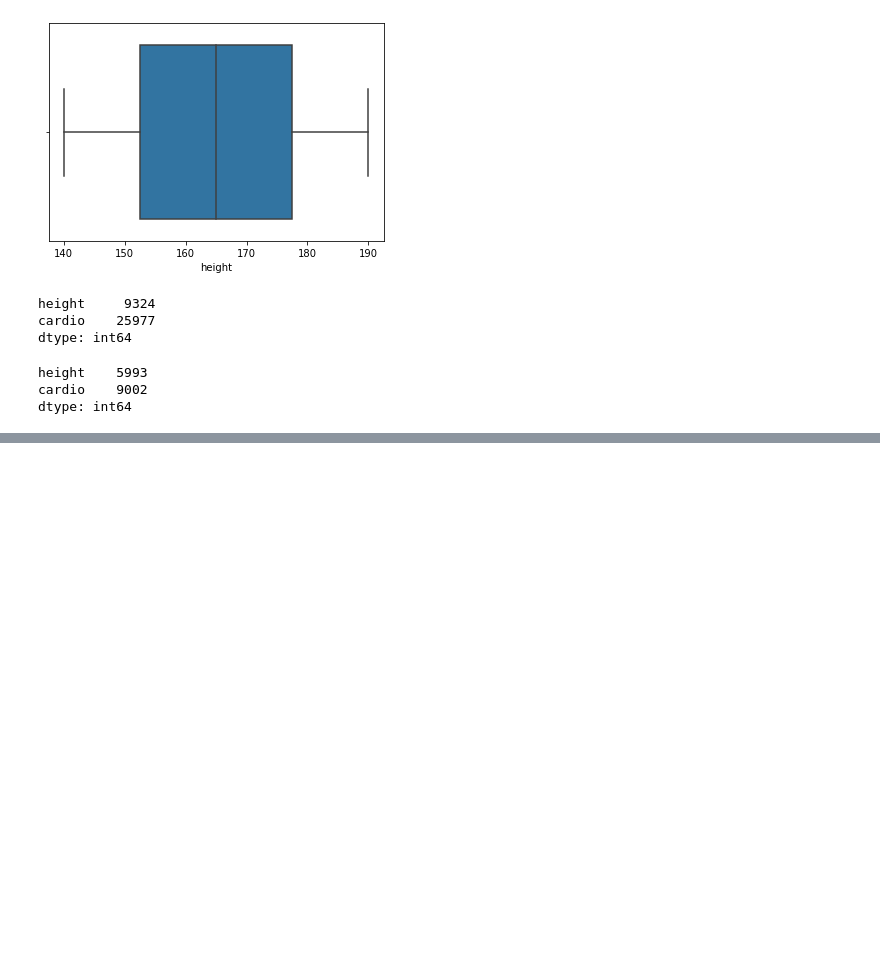
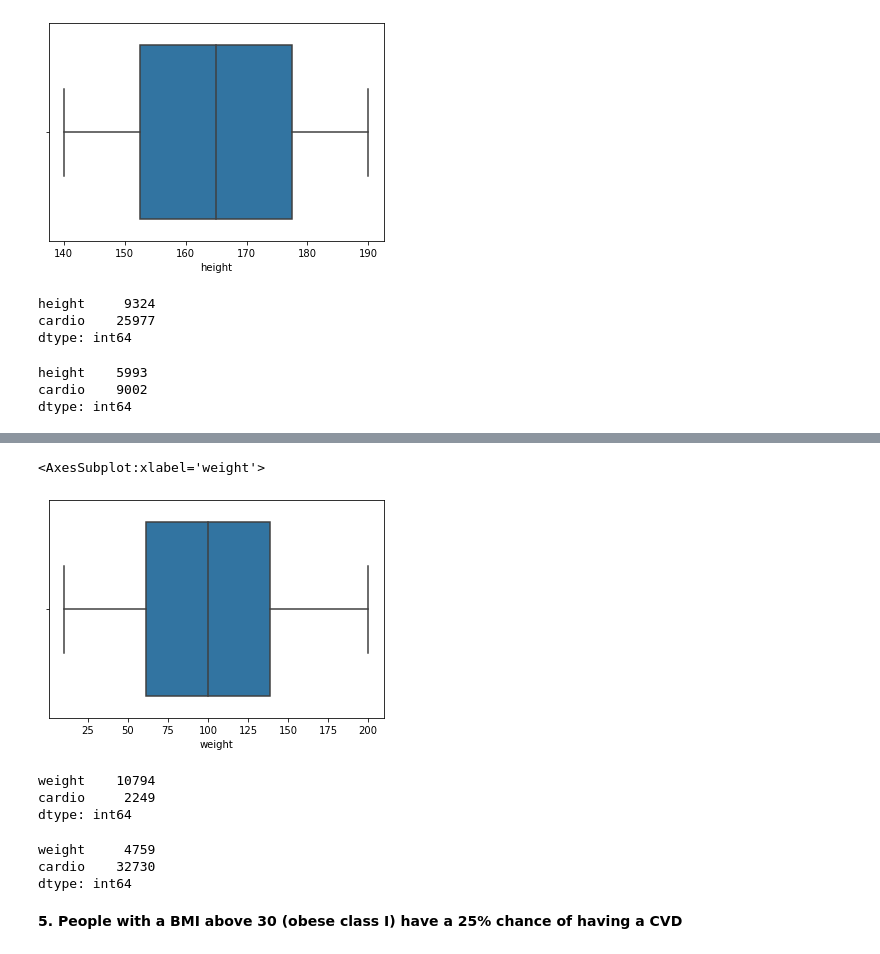
Before and after one commit to HenriqueCR1291/cardio_catch_diseases, a Jupyter notebook: m01_cardio_catch_diseases.ipynb, the cells around one changed output, grey strips where cells are left out. Saved outputs shown, nothing was run; the diff lists cells and outputs as text; code cells hidden in the pictures; blank space fills up the shorter version.

```diff
--- a/m01_cardio_catch_diseases.ipynb
+++ b/m01_cardio_catch_diseases.ipynb
@@ -349,0 +388,27 @@ dtype: int64
+# %%
+#boxplot weight+cardio
+aux1 = df3[['weight', 'cardio']].groupby('weight').sum().reset_index()
+sns.boxplot(x='weight', data=aux1)
+# %% [output]
+<AxesSubplot:xlabel='weight'>
+[figure, added]
+# %%
+#more than 100 kg
+aux2 = df3[(df3['weight'] > 100)]
+aux2 = aux2[['weight', 'cardio']].groupby('weight').sum().reset_index()
+aux2.sum()
+# %% [output]
+weight    10794
+cardio     2249
+dtype: int64
+# %%
+#lesser than 100 kg
+aux3 = df3[(df3['weight'] <= 100)]
+aux3 = aux3[['weight', 'cardio']].groupby('weight').sum().reset_index()
+aux3.sum()
+# %% [output]
+weight     4759
+cardio    32730
+dtype: int64
+# %% [markdown]
+**5. People with a BMI above 30 (obese class I) have a 25% chance of having a CVD**
```
Also changed, not shown: parts of 14 cells of this notebook.
